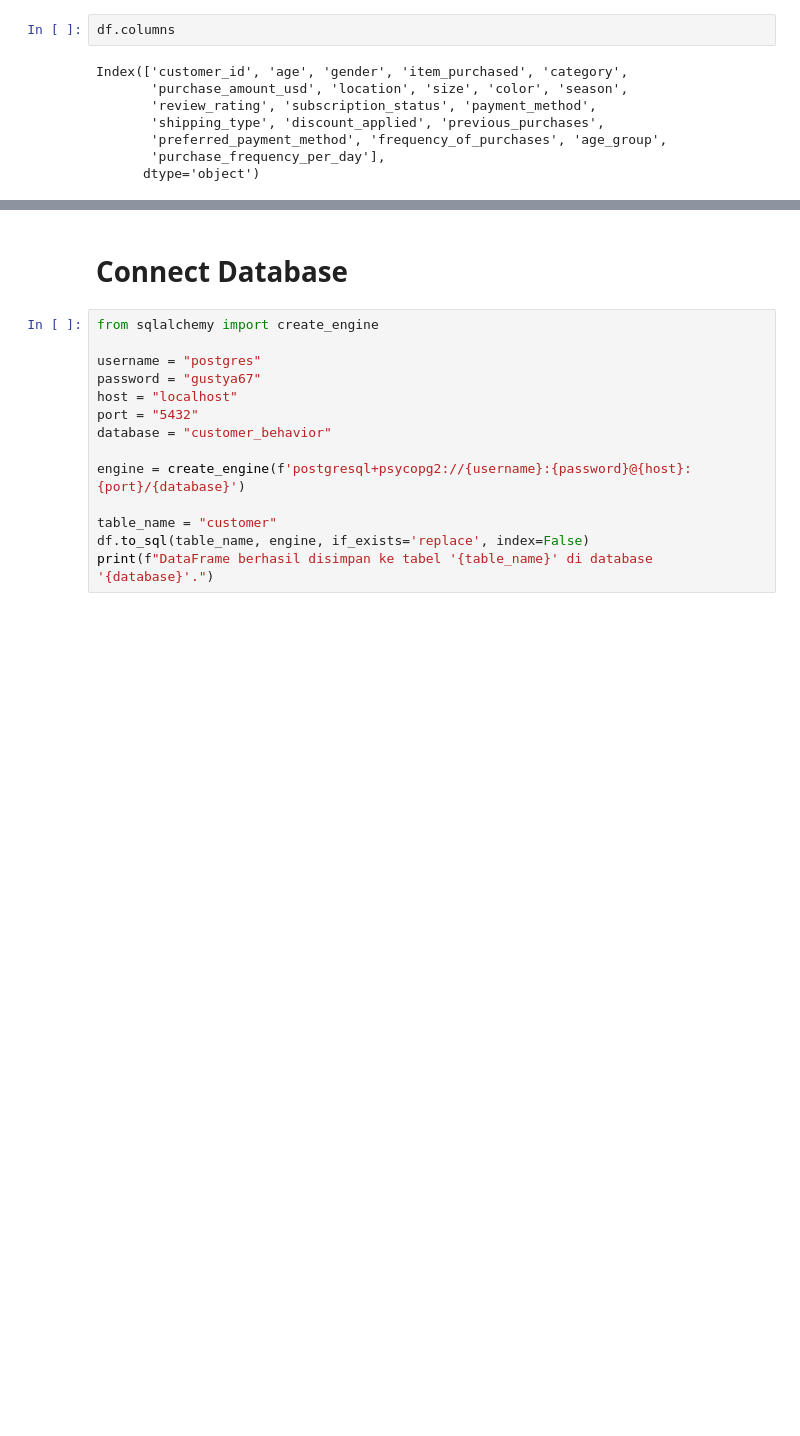
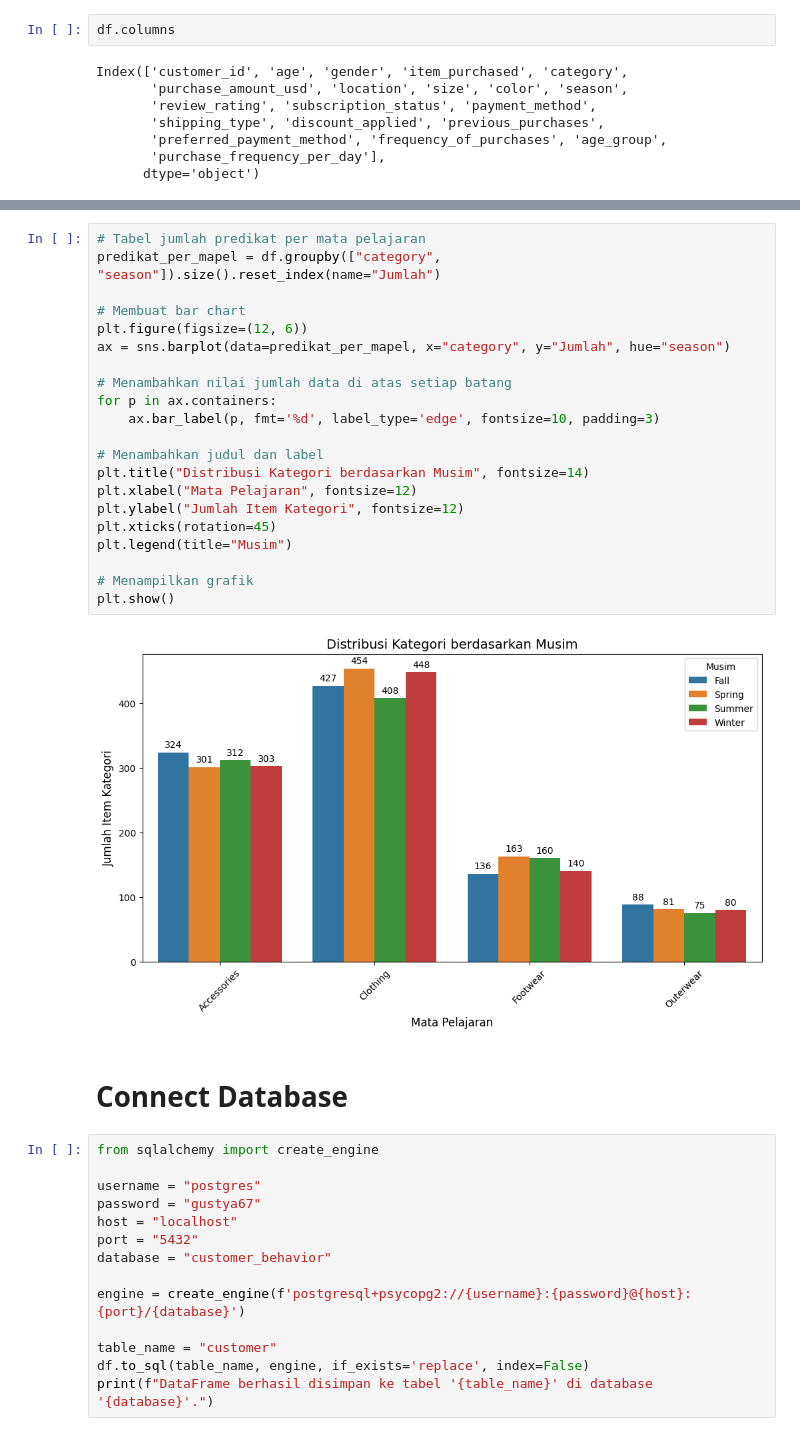
Before and after one commit to Agussatya87/Customer-Shopping-Behavior, a Jupyter notebook: Exploratory Data.ipynb, the cells around one changed output, grey strips where cells are left out. Drawn from its saved outputs; the diff is of its cells as text; blank space fills up the shorter version.

```diff
--- a/Exploratory Data.ipynb
+++ b/Exploratory Data.ipynb
@@ -181,3 +205,26 @@ Index(['customer_id', 'age', 'gender', 'item_purchased', 'category',
+# %%
+# Tabel jumlah predikat per mata pelajaran
+predikat_per_mapel = df.groupby(["category", "season"]).size().reset_index(name="Jumlah")
+
+# Membuat bar chart
+plt.figure(figsize=(12, 6))
+ax = sns.barplot(data=predikat_per_mapel, x="category", y="Jumlah", hue="season")
+
+# Menambahkan nilai jumlah data di atas setiap batang
+for p in ax.containers:
+    ax.bar_label(p, fmt='%d', label_type='edge', fontsize=10, padding=3)
+
+# Menambahkan judul dan label
+plt.title("Distribusi Kategori berdasarkan Musim", fontsize=14)
+plt.xlabel("Mata Pelajaran", fontsize=12)
+plt.ylabel("Jumlah Item Kategori", fontsize=12)
+plt.xticks(rotation=45)
+plt.legend(title="Musim")
+
+# Menampilkan grafik
+plt.show()
+# %% [output]
+[figure, added]
 # %% [markdown]
 # Connect Database
 # %%
```
Also changed, not shown: parts of 1 cell of this notebook, 2 other files.
